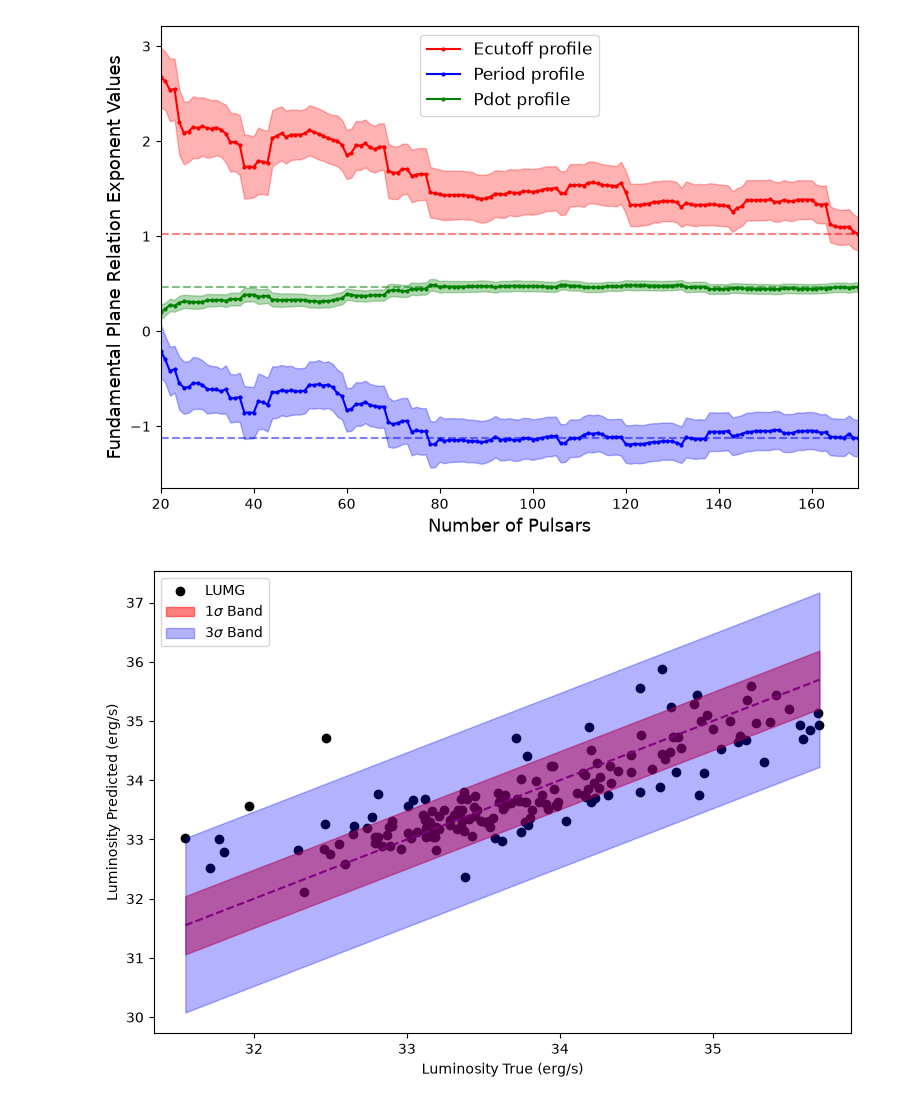
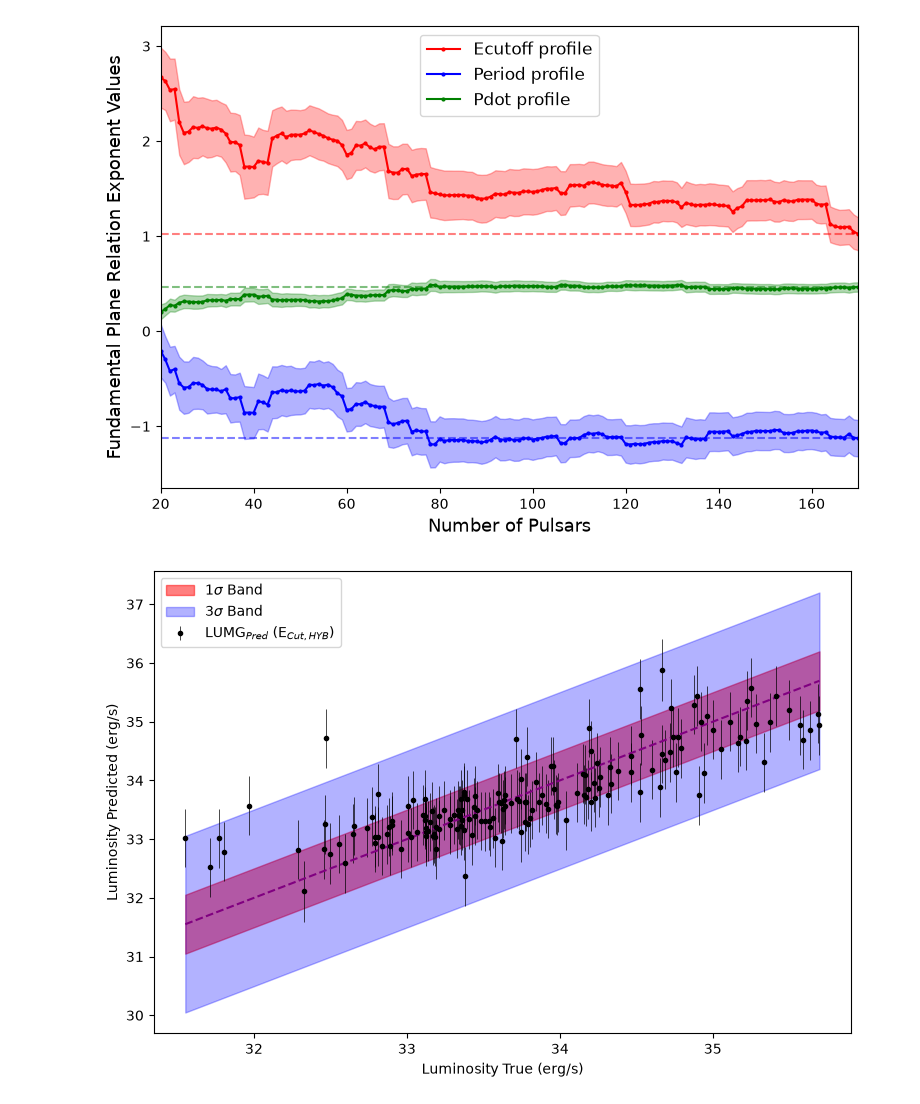
Before and after one commit to iclal-sule/TBAE_Staj_GW, a Jupyter notebook: Gamma_ray Pulsar/Revalidation of FP relation.ipynb, the cells around one changed output. Saved outputs shown, nothing was run; the diff lists cells and outputs as text; code cells hidden in the pictures.

```diff
--- a/Gamma_ray Pulsar/Revalidation of FP relation.ipynb
+++ b/Gamma_ray Pulsar/Revalidation of FP relation.ipynb
@@ -85,24 +85,29 @@ plt.show()
 # %%
 
 # Hata grafiği
 X_eksen = df_subset['L_log'] #Yukarıdaki koddan
 Y_eksen = model.fittedvalues #Modelden çıkan tahmini sonuçlar
 
-#Sigma hesaplama
-d = X_eksen - Y_eksen
-sigma = np.std(d)
+pred_ols2 = model.get_prediction() # bu sana en iyi fit verren katsayıları kullanarak elde edilen prediction değerlerini verir
+iv_l = pred_ols2.summary_frame(alpha=0.32)["obs_ci_lower"] #--> Full covariance matrixi işin içine katarak 1sigma lower limit
+iv_u = pred_ols2.summary_frame(alpha=0.32)["obs_ci_upper"] #--> ve upper limit değerlerini ver
 
+yerr_lower = Y_eksen - iv_l
+yerr_upper = iv_u - Y_eksen
+# Bantlar zikzaklı değil düz olsun diye
+sigma = np.mean(iv_u- Y_eksen)
 #Grafik çizimi
 plt.figure(figsize= (9,6))
-plt.scatter(X_eksen , Y_eksen , color= 'black',label= 'LUMG')
+#plt.scatter(X_eksen , Y_eksen , color= 'black',label= 'LUMG')
+plt.errorbar(X_eksen, Y_eksen, yerr=[yerr_lower, yerr_upper], fmt='o', color='black', ecolor='black', markersize=3, elinewidth=0.5, label='LUMG$_{Pred}$ (E$_{Cut, HYB}$)')
 x_line= np.linspace(min(X_eksen),max(X_eksen))
 y_line= x_line
 plt.plot(x_line, y_line, color= 'purple', linestyle= '--')
-plt.fill_between(x_line, y_line - sigma, y_line + sigma, alpha=0.5 , color='red', label= '1$\sigma$ Band')
-plt.fill_between(x_line, y_line - (3*sigma), y_line + (3*sigma), alpha=0.3, color='blue',label= '3$\sigma$ Band')
+plt.fill_between(x_line, y_line - sigma,y_line + sigma, alpha=0.5 , color='red', label= '1$\sigma$ Band')
+plt.fill_between(x_line, y_line - 3*sigma, y_line + 3*sigma,alpha=0.3, color='blue',label= '3$\sigma$ Band')
 plt.xlabel('Luminosity True (erg/s)')
 plt.ylabel('Luminosity Predicted (erg/s)')
 plt.legend(loc='upper left')
 plt.show()
 # %% [output]
-[figure, old version]
+[figure, new version]
```
Also changed, not shown: 7 other files.
